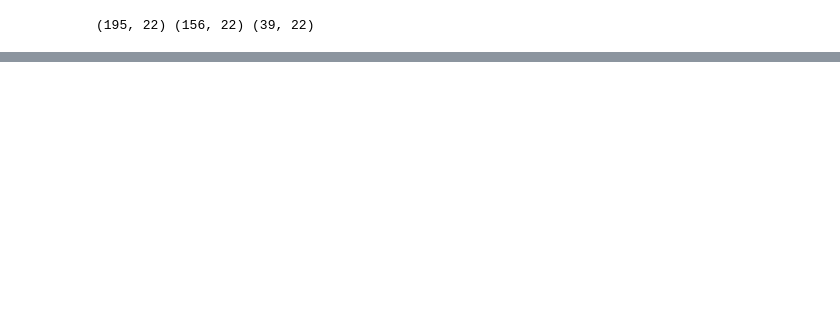
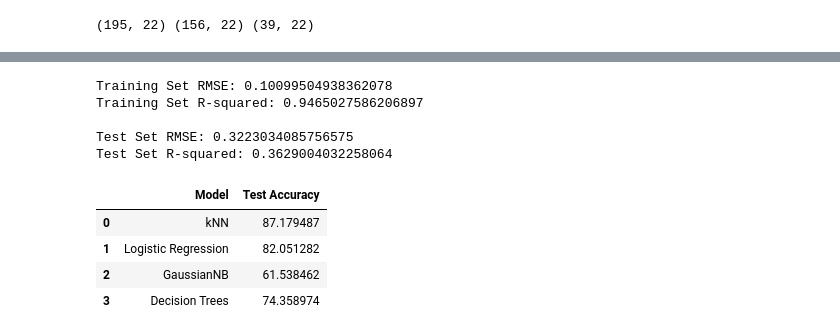
Before and after one commit to bao2206/Final-machine-learning, a Jupyter notebook: final.ipynb, the cells around one changed output, grey strips where cells are left out. Cells and saved outputs as stored; diff of their text form; code cells hidden in the pictures; blank space fills up the shorter version.

```diff
--- a/final.ipynb
+++ b/final.ipynb
@@ -386,0 +375,26 @@ Accuracy: 0.8461538461538461
+# %%
+from sklearn.tree import DecisionTreeClassifier
+
+# Create a Decision Tree classifier
+decision_tree = DecisionTreeClassifier()
+
+# Train the model on the training data
+decision_tree.fit(X_train, Y_train)
+
+# Predict on the training set
+train_predictions = decision_tree.predict(X_train)
+
+# Evaluate performance on the training set
+train_accuracy_dt = accuracy_score(Y_train, train_predictions)
+print("Training Set Accuracy:", train_accuracy_dt)
+
+# Predict on the test set
+test_predictions = decision_tree.predict(X_test)
+
+# Evaluate performance on the test set
+test_accuracy_dt = accuracy_score(Y_test, test_predictions)
+print("Test Set Accuracy:", test_accuracy_dt)
+
+# Classification report for test set
+print("\nClassification Report:")
+print(classification_report(Y_test, test_predictions))
@@ -386,0 +480,45 @@ Accuracy: 0.8461538461538461
+# %%
+from sklearn.ensemble import RandomForestRegressor
+
+# Create a Random Forest Regressor model
+random_forest_regressor = RandomForestRegressor(random_state=42)
+
+# Train the model on the training data
+random_forest_regressor.fit(X_train, Y_train)
+
+# Predict on the training set
+train_predictions = random_forest_regressor.predict(X_train)
+
+# Evaluate performance on the training set
+train_rmse_rr = mean_squared_error(Y_train, train_predictions, squared=False)
+train_r2_rr = r2_score(Y_train, train_predictions)
+print("Training Set RMSE:", train_rmse_rr)
+print("Training Set R-squared:", train_r2_rr)
+
+# Predict on the test set
+test_predictions = random_forest_regressor.predict(X_test)
+
+# Evaluate performance on the test set
+test_rmse_rr = mean_squared_error(Y_test, test_predictions, squared=False)
+test_r2_rr = r2_score(Y_test, test_predictions)
+print("\nTest Set RMSE:", test_rmse_rr)
+print("Test Set R-squared:", test_r2_rr)
+# %% [output]
+Training Set RMSE: 0.10099504938362078
+Training Set R-squared: 0.9465027586206897
+
+Test Set RMSE: 0.3223034085756575
+Test Set R-squared: 0.3629004032258064
+# %%
+# Create a DataFrame to display test accuracy scores for each model
+test_accuracy_df = pd.DataFrame({
+    'Model': ['kNN', 'Logistic Regression', 'GaussianNB', 'Decision Trees'],
+    'Test Accuracy': [test_accuracy_kNN  * 100, test_accuracy_lr * 100, test_accuracy_nb * 100, test_accuracy_dt * 100]
+})
+test_accuracy_df
+# %% [output]
+|  | Model | Test Accuracy |
+| 0 | kNN | 87.179487 |
+| 1 | Logistic Regression | 82.051282 |
+| 2 | GaussianNB | 61.538462 |
+| 3 | Decision Trees | 74.358974 |
```
Also changed, not shown: parts of 65 cells of this notebook.
